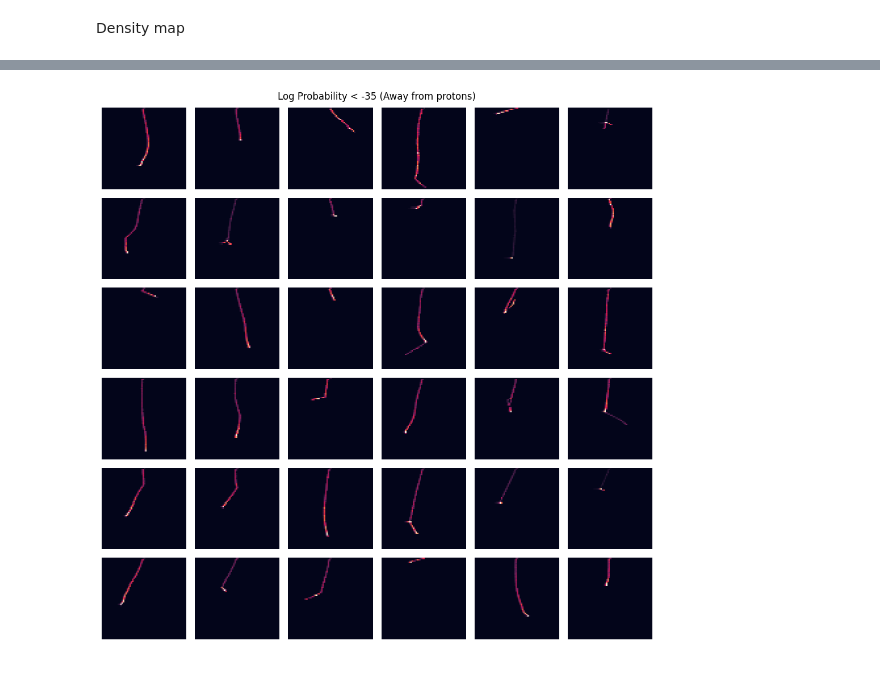
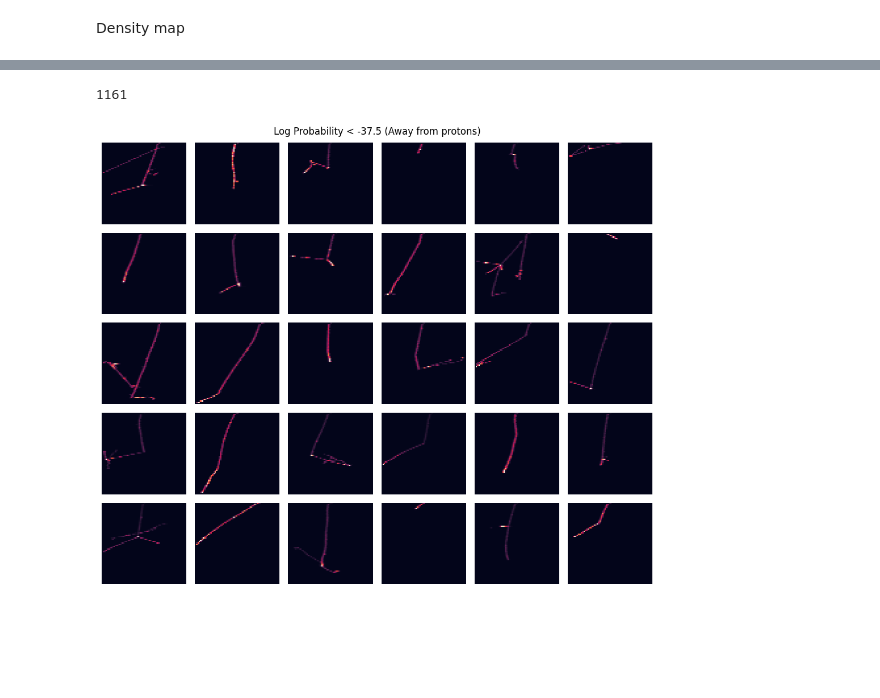
Before and after one commit to mohummudh/proton-deuteron, a Jupyter notebook: kaons/protons-kaons.ipynb, the cells around one changed output, grey strips where cells are left out. Cells and saved outputs as stored; diff of their text form; code cells hidden in the pictures.

```diff
--- a/kaons/protons-kaons.ipynb
+++ b/kaons/protons-kaons.ipynb
@@ -102,6 +133,6 @@ ind = ind[~ind.index.isin(removed_indices)]; print(ind.shape)
 # %%
-removed_indices_col = col[~((col['height'] > 5) & (col['height'] < 179) & (col['width'] < 400))].index            # remove long and wide images
-removed_indices_ind = ind[~((ind['height'] > 5) & (ind['height'] < 179) & (ind['width'] < 400))].index
+removed_indices_col = col[~((col['height'] > 5) & (col['height'] < 179) & (col['width'] < 1500))].index            # remove long and wide images
+removed_indices_ind = ind[~((ind['height'] > 5) & (ind['height'] < 179) & (ind['width'] < 1500))].index
 
 
 removed_indices = removed_indices_col.union(removed_indices_ind)
@@ -114,5 +145,5 @@ ind = ind[~ind.index.isin(removed_indices)]; print(ind.shape)
 # %%
-def pad_image(image, target_wh=(1024, 179)):
+def pad_image(image, target_wh=(1502, 179)):
     """
     Place a 2D image block in the centre of a zero canvas.
 
@@ -126,11 +157,11 @@ def pad_image(image, target_wh=(1024, 179)):
 
     v = int(np.argmax(image[0]))
 
-    a = 512 - v
+    a = 751 - v
 
-    # Compute top-left corner so image is centred
+    # Compute top-left corner so image is centred, clamped to fit within canvas
     y0 = 0
-    x0 = a
+    x0 = max(0, min(a, target_w - w))  # Clamp to valid range [0, target_w - w]
     y1 = y0 + h
     x1 = x0 + w
 
@@ -1032,9 +1262,9 @@ Y = np.asarray(latent_vectors_k)            # query = kaons
 
 N, d = X.shape
 
-k = 20
+n = 20
 
-kNN = NearestNeighbors(n_neighbors=k, algorithm='auto')
+kNN = NearestNeighbors(n_neighbors=n, algorithm='auto')
 kNN.fit(X)
 
 distancesX, _ = kNN.kneighbors(X)
@@ -1042,14 +1272,14 @@ rkX = distancesX[:, -1]
 
 log_Vd = (d / 2) * np.log(np.pi) - gammaln(d / 2 + 1)                  # volume of ball (log for numerical stability) - standard equation for d dimension ball
 
-log_pX = np.log(k) - np.log(N) - log_Vd - d * np.log(rkX + 1e-12)
+log_pX = np.log(n) - np.log(N) - log_Vd - d * np.log(rkX + 1e-12)
 
 distances, _ = kNN.kneighbors(Y)
 rk = distances[:, -1]
 
 log_Vd = (d / 2) * np.log(np.pi) - gammaln(d / 2 + 1)                  # volume of ball (log for numerical stability) - standard equation for d dimension ball
 
-log_pY = np.log(k) - np.log(N) - log_Vd - d * np.log(rk + 1e-12)
+log_pY = np.log(n) - np.log(N) - log_Vd - d * np.log(rk + 1e-12)
 # %%
 log_pX = np.asarray(log_pX); log_pY = np.asarray(log_pY)
 RE_X   = np.asarray(RE_X);   RE_Y   = np.asarray(RE_Y)
@@ -1127,28 +1357,32 @@ plt.show()
+# %%
+len(indices[0])
+# %% [output]
+1161
 # %%
-indices = np.where(log_pY < -35)
+indices = np.where(log_pY < -37.5)
 
-num_images = 32
+num_images = 30
 grid_size = int(np.ceil(np.sqrt(num_images)))
 
-if len(indices) > num_images:
-    selected_indices = np.random.choice(indices, size=num_images, replace=False)
+if len(indices[0]) > num_images:
+    selected_indices = np.random.choice(indices[0], size=num_images, replace=False)
 else:
     selected_indices = indices
 
 selected_images = k[selected_indices]
 
 fig, axes = plt.subplots(grid_size, grid_size, figsize=(10, 10))
 
 for i in range(grid_size * grid_size):
     ax = axes[i // grid_size, i % grid_size]
     if i < len(selected_images):
-        sns.heatmap(selected_images[i, 1], ax=ax, cbar=False, xticklabels=False, yticklabels=False)
+        sns.heatmap(selected_images[i, 0], ax=ax, cbar=False, xticklabels=False, yticklabels=False)
     else:
         ax.axis('off')
 
-fig.suptitle(f'Log Probability < -35 (Away from protons)')
+fig.suptitle(f'Log Probability < -37.5 (Away from protons)')
 plt.tight_layout()
 plt.show()
 # %% [output]
-[figure, old version]
+[figure, new version]
 # %%
```
Also changed, not shown: parts of 34 cells of this notebook, 2 other files.
